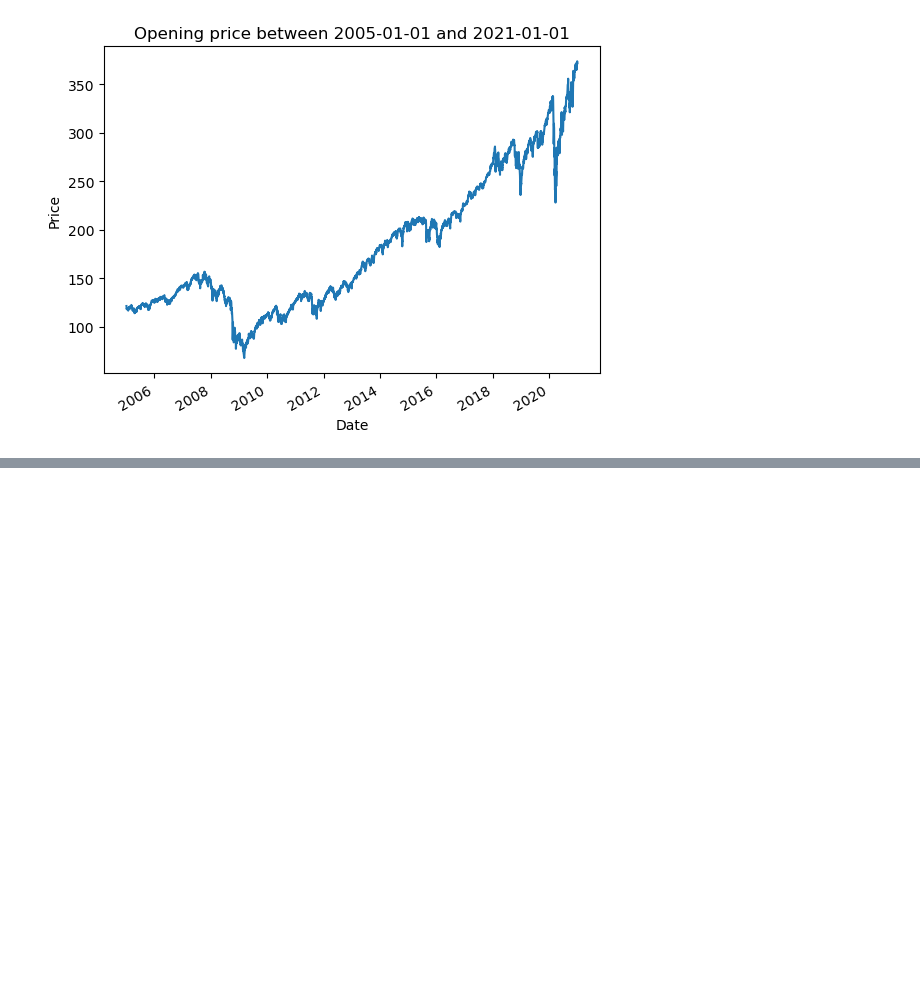
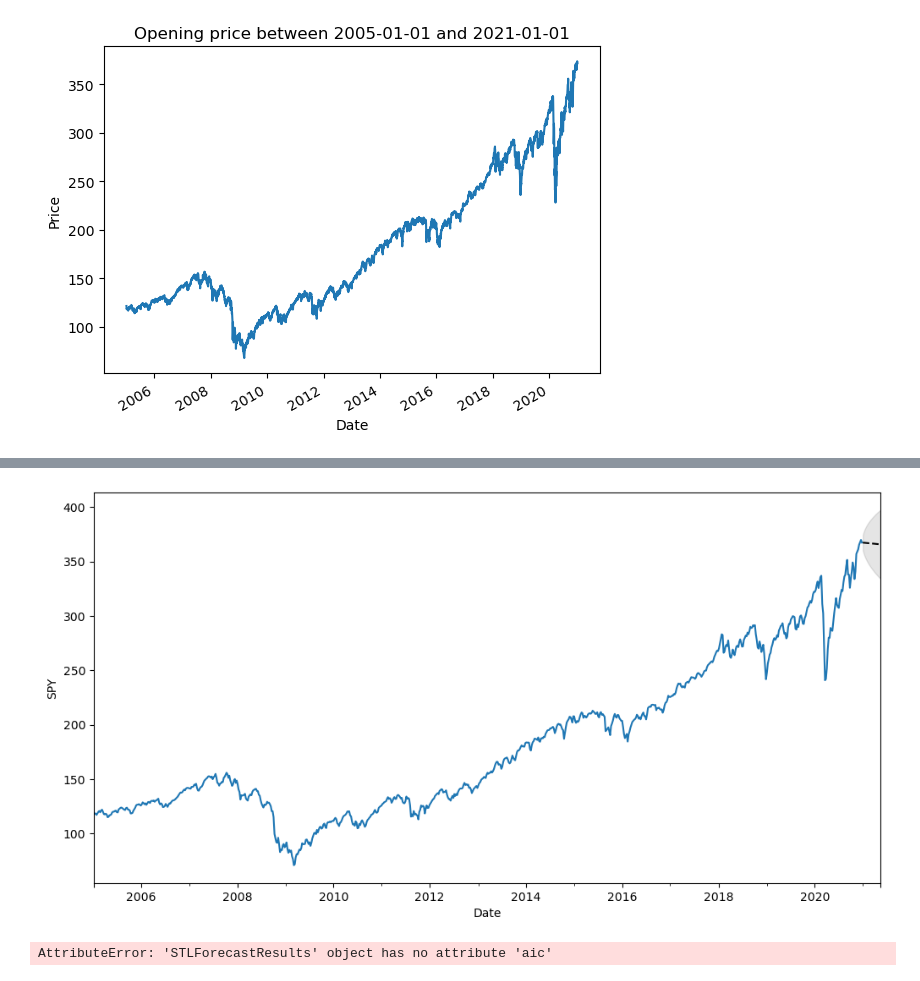
Before and after one commit to notfakearcher/yanjun, a Jupyter notebook: time-series/01_practice/practice3.ipynb, the cells around one changed output, grey strips where cells are left out. Drawn from its saved outputs; the diff is of its cells as text; code cells hidden in the pictures; blank space fills up the shorter version.

```diff
--- a/time-series/01_practice/practice3.ipynb
+++ b/time-series/01_practice/practice3.ipynb
@@ -84,0 +104,4 @@ Name: week, Length: 832, dtype: UInt32
+# %%
+mod  = sm.tsa.arima.ARIMA(endog = df1, order = (1, 0, 0))
+res = mod.fit()
+# the AR model is not stationary
@@ -84,0 +160,4 @@ Name: week, Length: 832, dtype: UInt32
+# %%
+steps = 20
+forecast_df1 = res.get_forecast(steps = steps).summary_frame()
+forecast_df1
@@ -84,0 +182,30 @@ Name: week, Length: 832, dtype: UInt32
+# %%
+# visualize forecast
+ax = df1.plot(figsize = (12, 6))
+plt.ylabel('SPY')
+forecast_df1['mean'].plot(style = 'k--')
+ax.fill_between(
+  forecast_df1.index,
+  forecast_df1['mean_ci_lower'],
+  forecast_df1['mean_ci_upper'],
+  color = 'k',
+  alpha = 0.1
+)
+plt.show()
+# %% [output]
+[figure, added]
+# %%
+forecasts = []
+
+qs = []
+
+for q in range(0, 30, 10):
+  mod = STLForecast(
+    df1,
+    sm.tsa.arima.ARIMA,
+    model_kwargs = dict(order = (0, 1, q), trend = 't')
+  )
+  res = mod.fit()
+  print(res.aic)
+# %% [output]
+AttributeError: 'STLForecastResults' object has no attribute 'aic'
```
Also changed, not shown: parts of 18 cells of this notebook.
